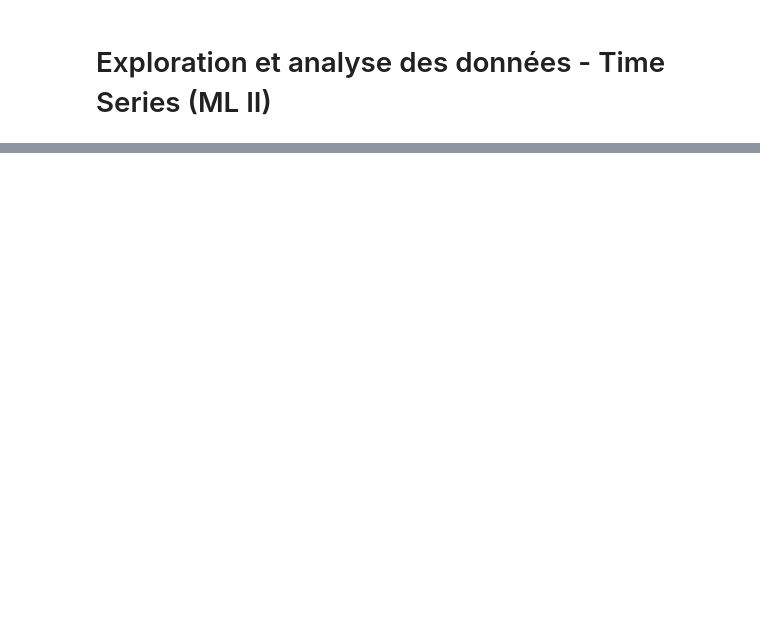
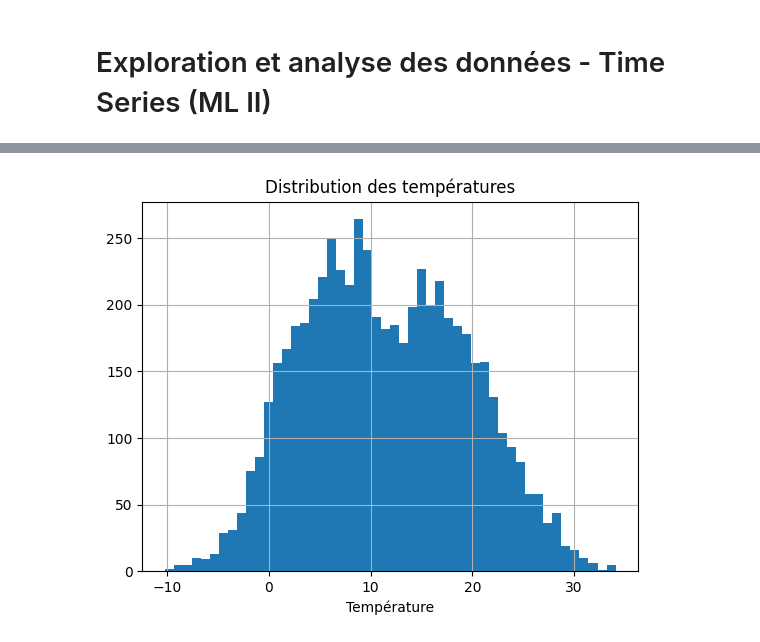
Before and after one commit to 2024-2025-estia-bihar/mesp2-laurent-sini, a Jupyter notebook: notebooks/EDA_Machine_Learning.ipynb, the cells around one changed output, grey strips where cells are left out. Saved outputs shown, nothing was run; the diff lists cells and outputs as text; code cells hidden in the pictures; blank space fills up the shorter version.

```diff
--- a/notebooks/EDA_Machine_Learning.ipynb
+++ b/notebooks/EDA_Machine_Learning.ipynb
@@ -42,0 +157,7 @@ df_row.head()
+# %%
+df_for_model['y'].hist(bins=50)
+plt.title('Distribution des températures')
+plt.xlabel('Température')
+plt.show()
+# %% [output]
+[figure, added]
```
Also changed, not shown: parts of 30 cells of this notebook, 5 other files.
